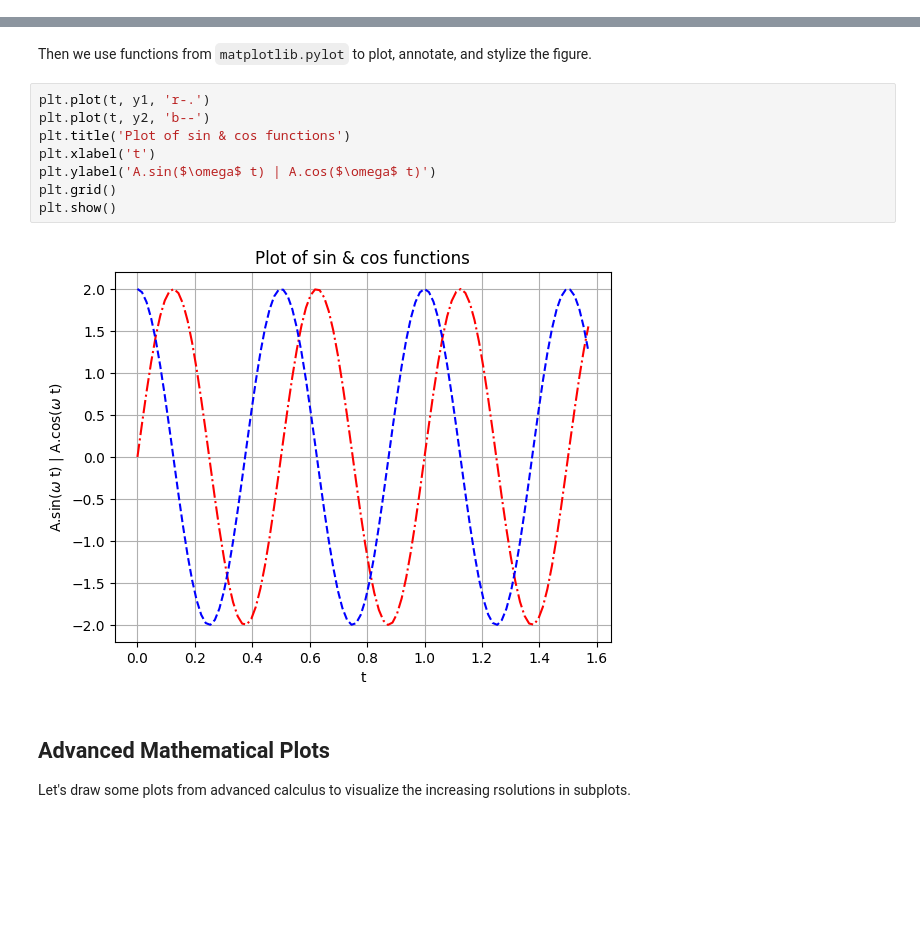
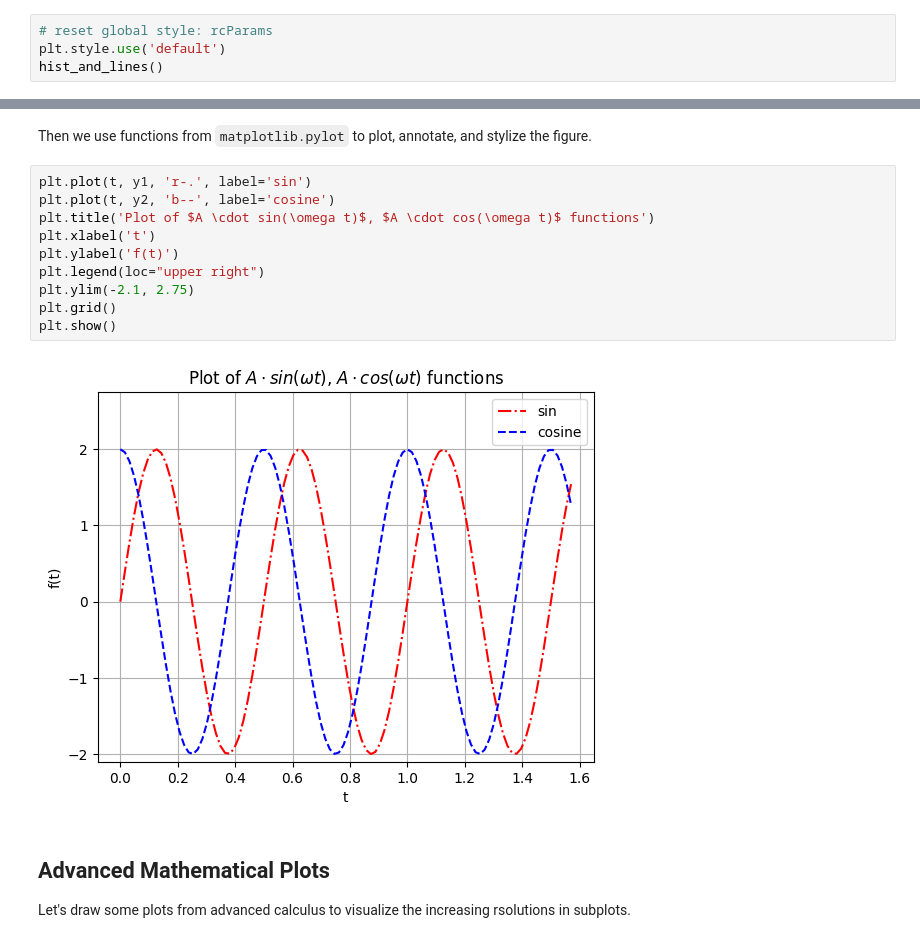
Before and after one commit to adeelahmadk/data-science-notes, a Jupyter notebook: 01d-matplotlib-vis.ipynb, the cells around one changed output, grey strips where cells are left out. Cells and saved outputs as stored; diff of their text form; blank space fills up the shorter version.

Commit message:
(feat): add style, plot types
Added content on plotting & style settings to matplotlib notebook.

```diff
--- a/01d-matplotlib-vis.ipynb
+++ b/01d-matplotlib-vis.ipynb
@@ -4,0 +206,4 @@ This notebook is an basic demonstration in ploting & visualization using matplot
+# %%
+# reset global style: rcParams
+plt.style.use('default')
+hist_and_lines()
@@ -23,15 +226,17 @@ y2 = A*np.cos(w*t)
 # %% [markdown]
 Then we use functions from `matplotlib.pylot` to plot, annotate, and stylize the figure.
 # %%
-plt.plot(t, y1, 'r-.')
-plt.plot(t, y2, 'b--')
-plt.title('Plot of sin & cos functions')
+plt.plot(t, y1, 'r-.', label='sin')
+plt.plot(t, y2, 'b--', label='cosine')
+plt.title('Plot of $A \cdot sin(\omega t)$, $A \cdot cos(\omega t)$ functions')
 plt.xlabel('t')
-plt.ylabel('A.sin($\omega$ t) | A.cos($\omega$ t)')
+plt.ylabel('f(t)')
+plt.legend(loc="upper right")
+plt.ylim(-2.1, 2.75)
 plt.grid()
 plt.show()
 # %% [output]
-[figure, old version]
+[figure, new version]
 # %% [markdown]
 ## Advanced Mathematical Plots
 
```
Also changed, not shown: parts of 31 cells of this notebook, 5 other files.
